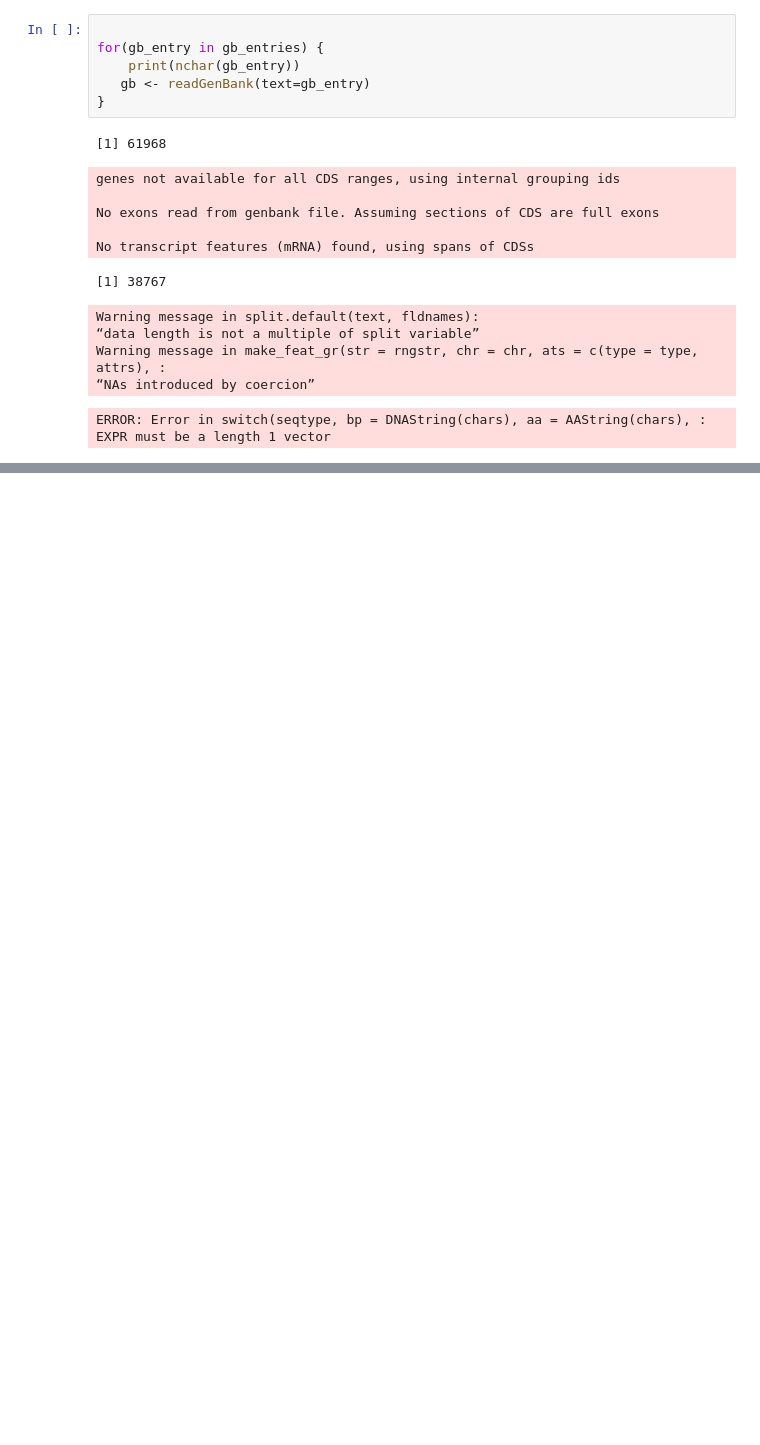
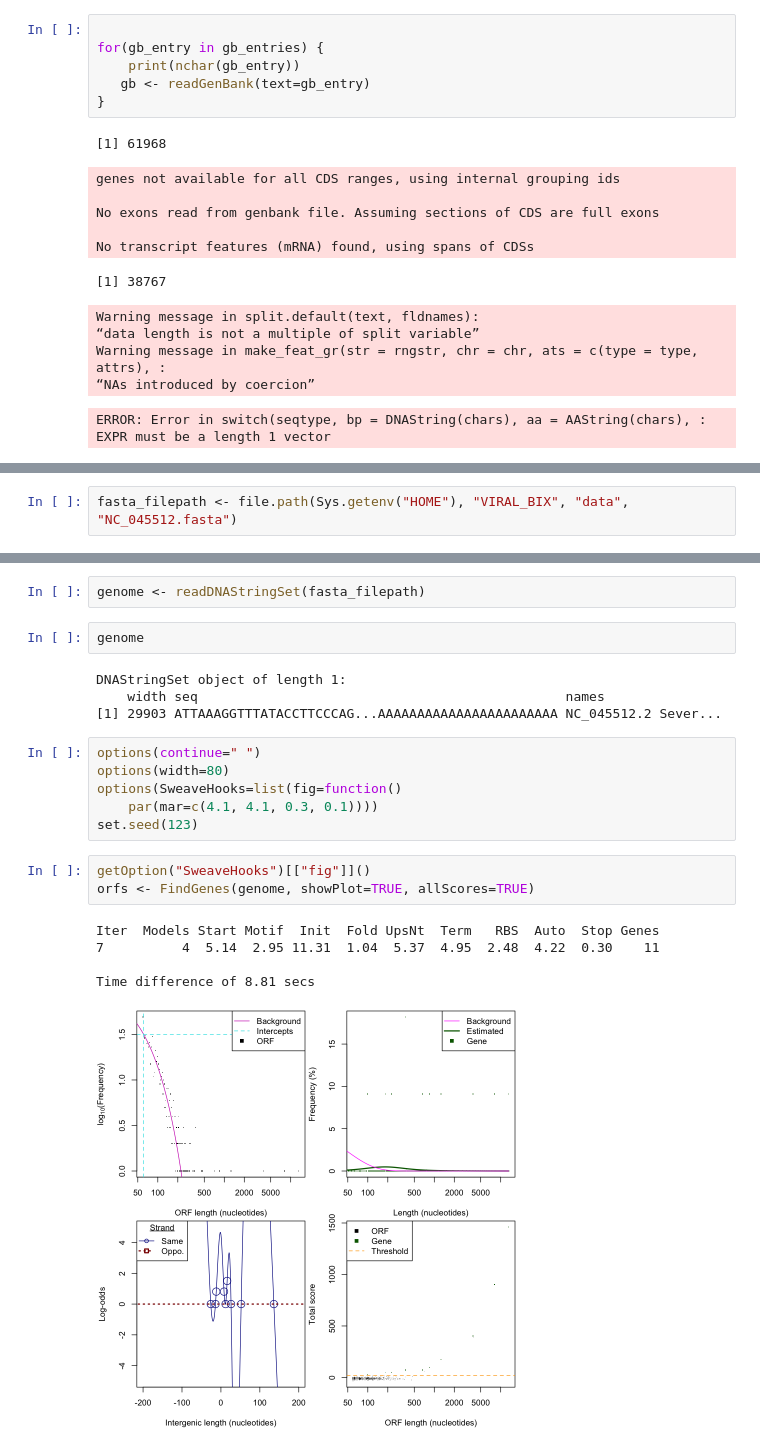
Before and after one commit to Rotifer/VIRAL_BIX, a Jupyter notebook: notebooks/r_002_find_genes.ipynb, the cells around one changed output, grey strips where cells are left out. Cells and saved outputs as stored; diff of their text form; blank space fills up the shorter version.

```diff
--- a/notebooks/r_002_find_genes.ipynb
+++ b/notebooks/r_002_find_genes.ipynb
@@ -44,0 +66,2 @@ ERROR: Error in switch(seqtype, bp = DNAString(chars), aa = AAString(chars), : E
+# %%
+fasta_filepath <- file.path(Sys.getenv("HOME"), "VIRAL_BIX", "data", "NC_045512.fasta")
@@ -44,0 +88,23 @@ ERROR: Error in switch(seqtype, bp = DNAString(chars), aa = AAString(chars), : E
+# %%
+genome <- readDNAStringSet(fasta_filepath)
+# %%
+genome
+# %% [output]
+DNAStringSet object of length 1:
+    width seq                                               names
+[1] 29903 ATTAAAGGTTTATACCTTCCCAG...AAAAAAAAAAAAAAAAAAAAAAA NC_045512.2 Sever...
+# %%
+options(continue=" ")
+options(width=80)
+options(SweaveHooks=list(fig=function()
+	par(mar=c(4.1, 4.1, 0.3, 0.1))))
+set.seed(123)
+# %%
+getOption("SweaveHooks")[["fig"]]()
+orfs <- FindGenes(genome, showPlot=TRUE, allScores=TRUE)
+# %% [output]
+Iter  Models Start Motif  Init  Fold UpsNt  Term   RBS  Auto  Stop Genes
+7          4  5.14  2.95 11.31  1.04  5.37  4.95  2.48  4.22  0.30    11
+
+Time difference of 8.81 secs
+[figure, added]
```
Also changed, not shown: parts of 5 cells of this notebook, 2 other files.
